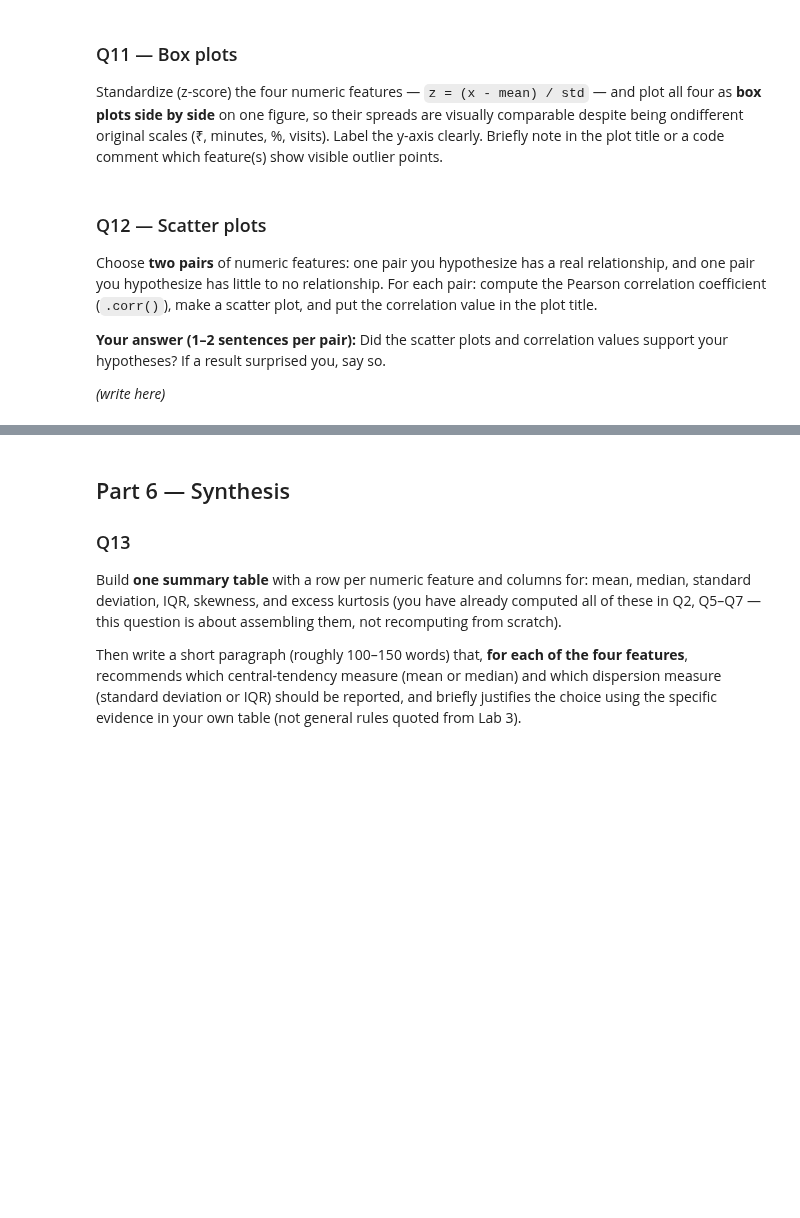
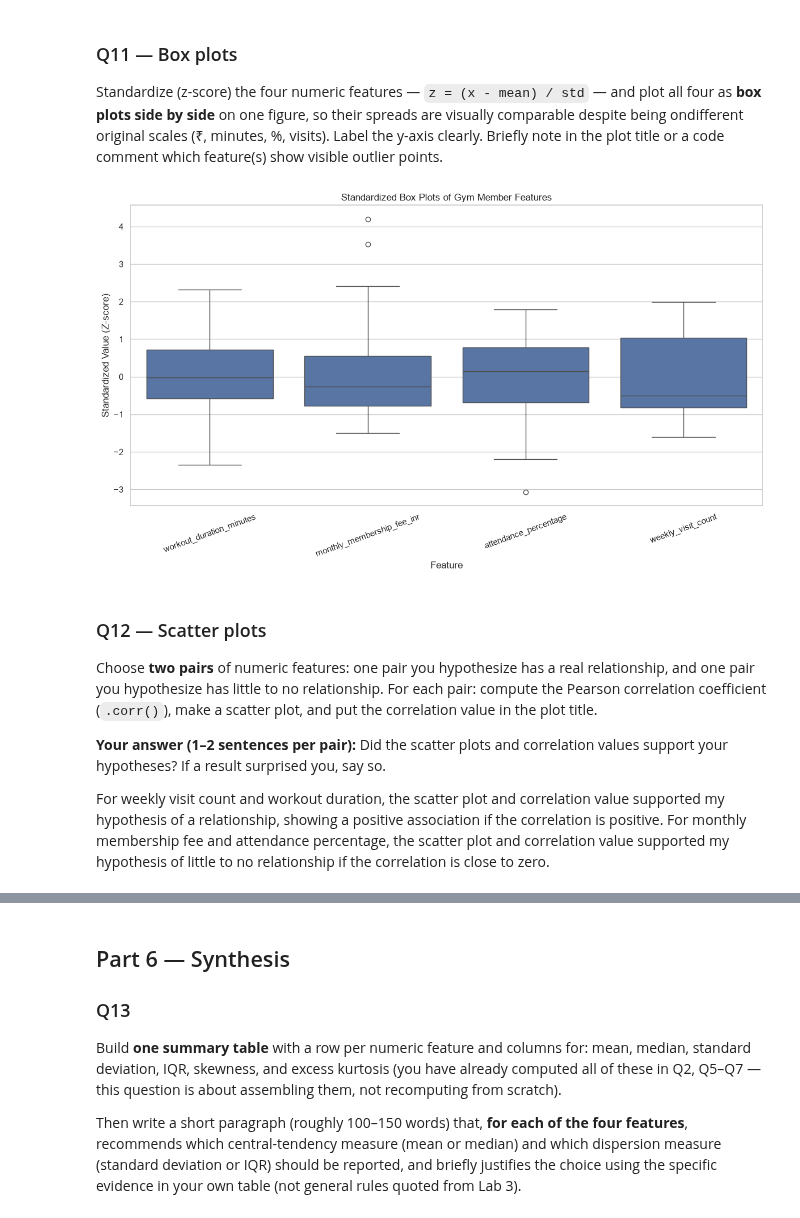
Before and after one commit to Arshia258/DS_Lab, a Jupyter notebook: Lab-3/Lab3_Gym_Membership.ipynb, the cells around one changed output, grey strips where cells are left out. Cells and saved outputs as stored; diff of their text form; code cells hidden in the pictures; blank space fills up the shorter version.

```diff
--- a/Lab-3/Lab3_Gym_Membership.ipynb
+++ b/Lab-3/Lab3_Gym_Membership.ipynb
@@ -204,7 +484,37 @@ _(write here)_
 
 Standardize (z-score) the four numeric features — `z = (x - mean) / std` — and plot all four as **box plots side by side** on one figure, so their spreads are visually comparable despite being ondifferent original scales (₹, minutes, %, visits). Label the y-axis clearly. Briefly note in the plot title or a code comment which feature(s) show visible outlier points.
 # %%
-# TODO: Q11 — standardize all four features and plot them as side-by-side box plots
+# Calculate z-scores
+df_z = df[FEATURES].copy()
+
+for feature in FEATURES:
+    df_z[feature] = (
+        df[feature] - df[feature].mean()
+    ) / df[feature].std()
+
+# Convert to long format for plotting
+df_z_long = df_z.melt(
+    var_name="Feature",
+    value_name="Z-score"
+)
+
+plt.figure(figsize=(12, 7))
+
+sns.boxplot(
+    data=df_z_long,
+    x="Feature",
+    y="Z-score"
+)
+
+plt.title("Standardized Box Plots of Gym Member Features")
+plt.xlabel("Feature")
+plt.ylabel("Standardized Value (Z-score)")
+plt.xticks(rotation=20)
+
+plt.tight_layout()
+plt.show()
+# %% [output]
+[figure, added]
 # %% [markdown]
 ### Q12 — Scatter plots
 
@@ -215,6 +525,6 @@ coefficient (`.corr()`), make a scatter plot, and put the correlation value in t
 **Your answer (1–2 sentences per pair):** Did the scatter plots and correlation values support your
 hypotheses? If a result surprised you, say so.
 
-_(write here)_
+For weekly visit count and workout duration, the scatter plot and correlation value supported my hypothesis of a relationship, showing a positive association if the correlation is positive. For monthly membership fee and attendance percentage, the scatter plot and correlation value supported my hypothesis of little to no relationship if the correlation is close to zero.
 # %%
 # TODO: Q12 — two scatter plots (one hypothesized relationship, one hypothesized no relationship)
```
Also changed, not shown: parts of 20 cells of this notebook.
